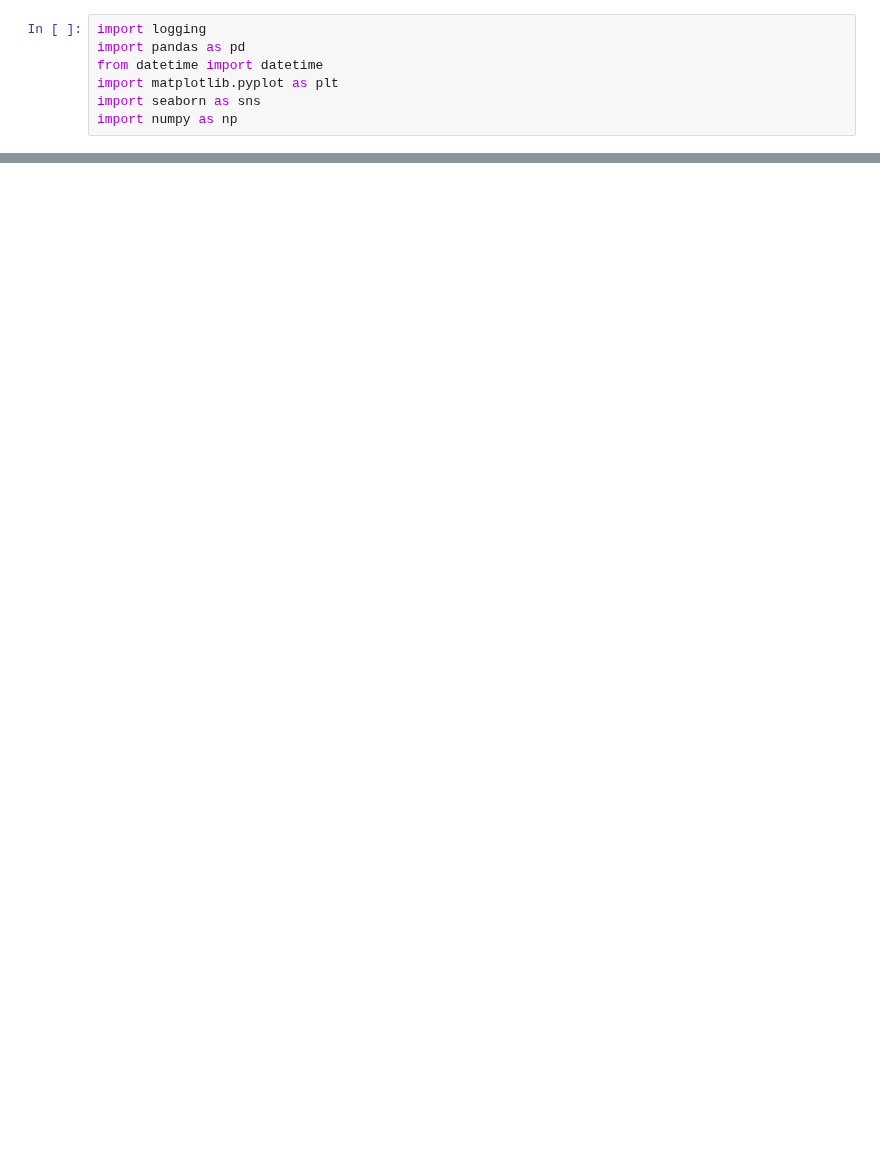
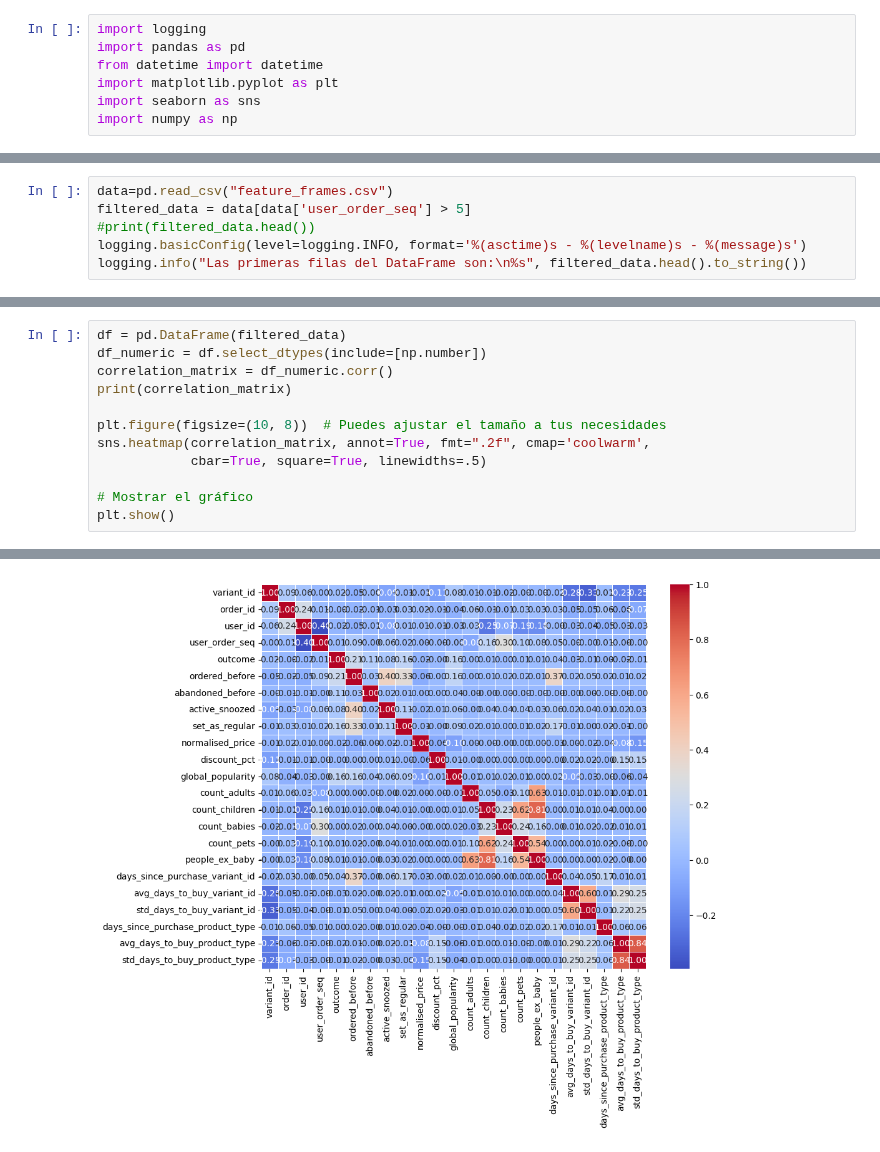
Before and after one commit to eduardodelreal/zrive-ds, a Jupyter notebook: src/module_3/module_3_zrive.ipynb, the cells around one changed output, grey strips where cells are left out. Drawn from its saved outputs; the diff is of its cells as text; blank space fills up the shorter version.

Commit message:
corr matrix to select features

```diff
--- a/src/module_3/module_3_zrive.ipynb
+++ b/src/module_3/module_3_zrive.ipynb
@@ -14,0 +10,6 @@ ParserError: Error tokenizing data. C error: Expected 1 fields in line 10, saw 2
+# %%
+data=pd.read_csv("feature_frames.csv")
+filtered_data = data[data['user_order_seq'] > 5]
+#print(filtered_data.head())
+logging.basicConfig(level=logging.INFO, format='%(asctime)s - %(levelname)s - %(message)s')
+logging.info("Las primeras filas del DataFrame son:\n%s", filtered_data.head().to_string())
@@ -14,0 +30,13 @@ ParserError: Error tokenizing data. C error: Expected 1 fields in line 10, saw 2
+# %%
+df = pd.DataFrame(filtered_data)
+df_numeric = df.select_dtypes(include=[np.number])
+correlation_matrix = df_numeric.corr()
+print(correlation_matrix)
+
+plt.figure(figsize=(10, 8))  # Puedes ajustar el tamaño a tus necesidades
+sns.heatmap(correlation_matrix, annot=True, fmt=".2f", cmap='coolwarm',
+            cbar=True, square=True, linewidths=.5)
+
+# Mostrar el gráfico
+plt.show()
+# %% [output]
@@ -14,0 +60 @@ ParserError: Error tokenizing data. C error: Expected 1 fields in line 10, saw 2
+[figure, added]
```
Also changed, not shown: parts of 6 cells of this notebook.
